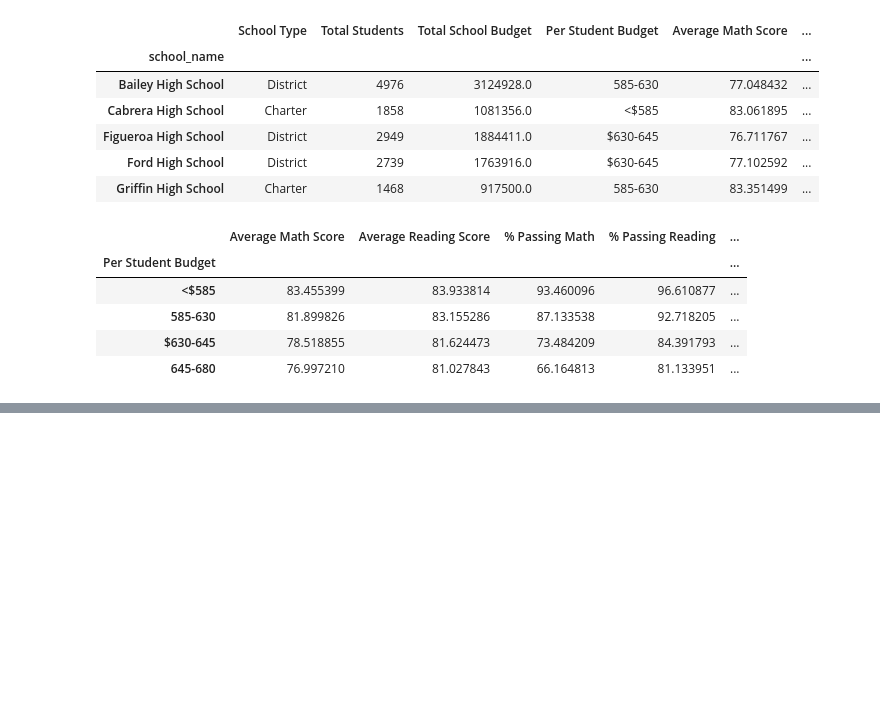
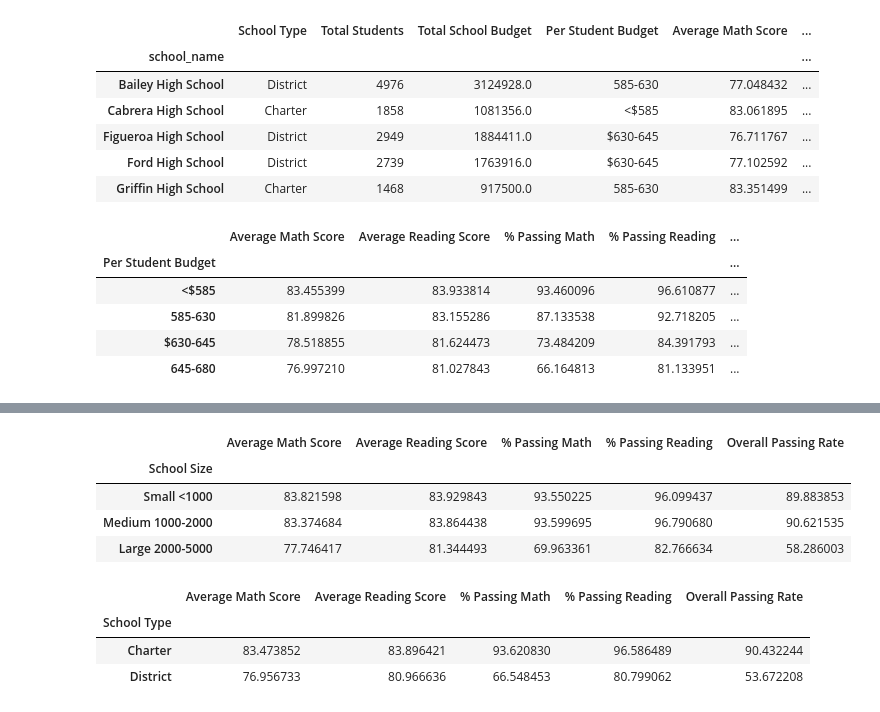
Before and after one commit to Grawrts/Analyzing-School-Test-Data, a Jupyter notebook: PyCitySchools/PyCitySchools.ipynb, the cells around one changed output, grey strips where cells are left out. Saved outputs shown, nothing was run; the diff lists cells and outputs as text; code cells hidden in the pictures; blank space fills up the shorter version.

```diff
--- a/PyCitySchools/PyCitySchools.ipynb
+++ b/PyCitySchools/PyCitySchools.ipynb
@@ -426,3 +473,12 @@ scores_spending_df
 | 585-630 | 81.899826 | 83.155286 | 87.133538 | 92.718205 | ... |
 | $630-645 | 78.518855 | 81.624473 | 73.484209 | 84.391793 | ... |
 | 645-680 | 76.997210 | 81.027843 | 66.164813 | 81.133951 | ... |
+# %%
+#Scores by School Size
+school_size_df=school_summary_df
+#Create the Bins
+bins=[0,1000,2000,5000]
+bin_names=["Small <1000","Medium 1000-2000","Large 2000-5000"]
+
+#Slice the data and place it into bins
+pd.cut(school_size_df["Total Students"],bins,labels=bin_names).head()
@@ -428,0 +494,23 @@ scores_spending_df
+# %%
+#Add a new column to School Size DF
+school_size_df["School Size"]=pd.cut(school_size_df["Total Students"],bins,labels=bin_names)
+# %%
+size_math=school_size_df.groupby(["School Size"]).mean()["Average Math Score"]
+size_read=school_size_df.groupby(["School Size"]).mean()["Average Reading Score"]
+size_math_per=school_size_df.groupby(["School Size"]).mean()["Percentage Passing Math"]
+size_read_per=school_size_df.groupby(["School Size"]).mean()["Percentage Passing Reading"]
+size_overall_per=school_size_df.groupby(["School Size"]).mean()["Percentage Passing Overall"]
+# %%
+scores_size_df = pd.DataFrame({"Average Math Score": size_math,
+                              "Average Reading Score": size_read,
+                              "% Passing Math": size_math_per,
+                              "% Passing Reading": size_read_per,
+                              "Overall Passing Rate": size_overall_per,
+                              })
+scores_size_df
+# %% [output]
+|  | Average Math Score | Average Reading Score | % Passing Math | % Passing Reading | Overall Passing Rate |
+| School Size |  |  |  |  |  |
+| Small <1000 | 83.821598 | 83.929843 | 93.550225 | 96.099437 | 89.883853 |
+| Medium 1000-2000 | 83.374684 | 83.864438 | 93.599695 | 96.790680 | 90.621535 |
+| Large 2000-5000 | 77.746417 | 81.344493 | 69.963361 | 82.766634 | 58.286003 |
@@ -428,0 +523,13 @@ scores_spending_df
+# %%
+scores_type_df = pd.DataFrame({"Average Math Score": type_math,
+                              "Average Reading Score": type_read,
+                              "% Passing Math": type_math_per,
+                              "% Passing Reading": type_read_per,
+                              "Overall Passing Rate": type_overall_per,
+                              })
+scores_type_df
+# %% [output]
+|  | Average Math Score | Average Reading Score | % Passing Math | % Passing Reading | Overall Passing Rate |
+| School Type |  |  |  |  |  |
+| Charter | 83.473852 | 83.896421 | 93.620830 | 96.586489 | 90.432244 |
+| District | 76.956733 | 80.966636 | 66.548453 | 80.799062 | 53.672208 |
```
Also changed, not shown: parts of 6 cells of this notebook, 1 other file.
